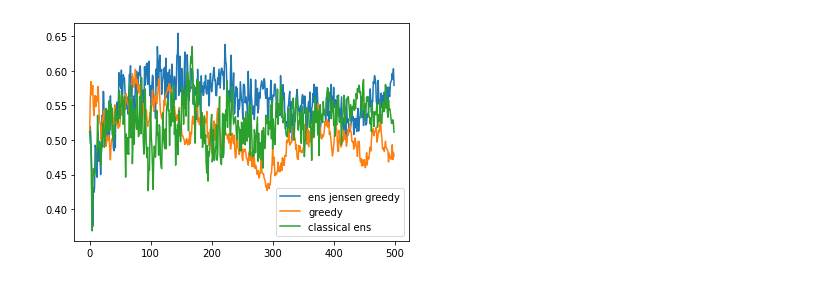
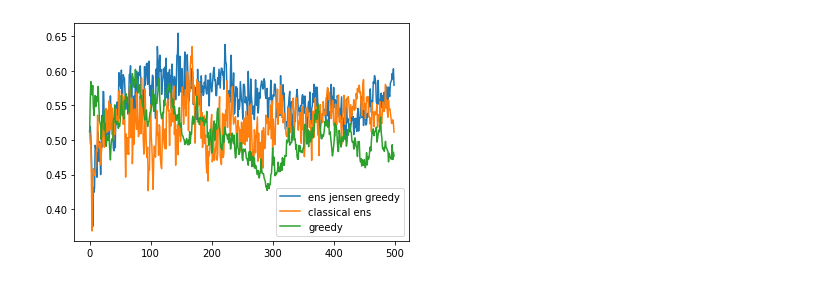
Before and after one commit to KrisNguyen135/diverse_as, a Jupyter notebook: notebooks/Performance/Queried probabilities.ipynb, the cells around one changed output. Saved outputs shown, nothing was run; the diff lists cells and outputs as text; code cells hidden in the pictures.

```diff
--- a/notebooks/Performance/Queried probabilities.ipynb
+++ b/notebooks/Performance/Queried probabilities.ipynb
@@ -15,37 +16,34 @@ import seaborn as sns
 data = 'citeseer'
 budget = 500
 
-n_classes = 2
-
 policies = [
     'ens jensen greedy',
+    'classical ens',
     'greedy',
     # 'round robin greedy',
-    'classical ens'
 ]
 
 n_exps = 20
 init_size = 1
-group_size = n_classes - 1
 
-basepath = os.path.join('../../data/results', data, str(group_size))
+basepath = os.path.join('../../data/results', data, str(1))
 
-probs = np.ones((len(policies), n_exps, budget, n_classes), dtype=float) * -1
+probs = np.ones((len(policies), n_exps, budget), dtype=float) * -1
 
 for p_ind, policy in enumerate(policies):
     for i in range(n_exps):
         tmp_probs = np.loadtxt(
             os.path.join(basepath, policy, f'{policy}__probs__{i + 1}.csv'),
             delimiter=','
-        )
+        )[:, 1]
 
-        probs[p_ind, i, :, :] = tmp_probs
+        probs[p_ind, i, :] = tmp_probs
 
 assert np.all(probs != -1)
 # %%
 for p_ind, policy in enumerate(policies):
-    plt.plot(probs.mean(axis=1)[..., 1][p_ind], label=policy)
+    plt.plot(probs[p_ind].mean(axis=0), label=policy)
 
 plt.legend();
 # %% [output]
-[figure, old version]
+[figure, new version]
```
Also changed, not shown: parts of 4 cells of this notebook, 13 other files.
